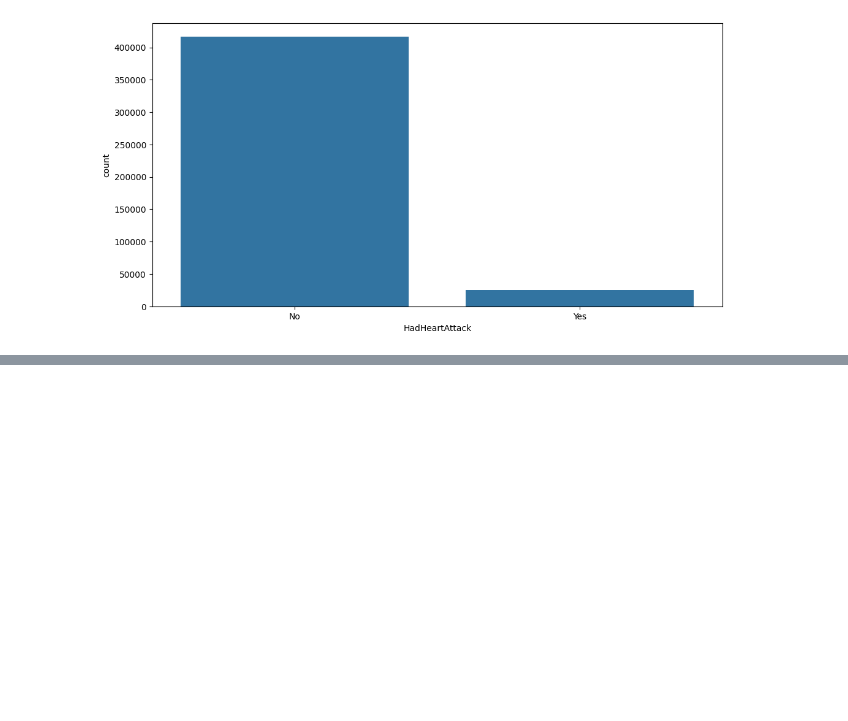
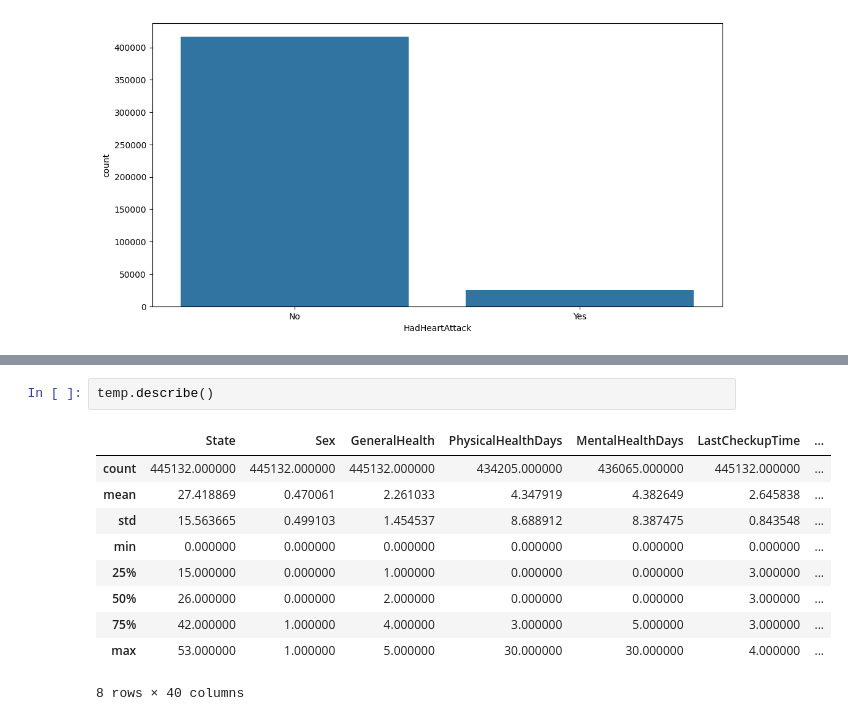
Before and after one commit to JaydenCJH/project_HD, a Jupyter notebook: main.ipynb, the cells around one changed output, grey strips where cells are left out. Cells and saved outputs as stored; diff of their text form; blank space fills up the shorter version.

```diff
--- a/main.ipynb
+++ b/main.ipynb
@@ -145,0 +257,13 @@ sns.countplot(x = 'HadHeartAttack', data = dataset)
+# %%
+temp.describe()
+# %% [output]
+|  | State | Sex | GeneralHealth | PhysicalHealthDays | MentalHealthDays | LastCheckupTime | ... |
+| count | 445132.000000 | 445132.000000 | 445132.000000 | 434205.000000 | 436065.000000 | 445132.000000 | ... |
+| mean | 27.418869 | 0.470061 | 2.261033 | 4.347919 | 4.382649 | 2.645838 | ... |
+| std | 15.563665 | 0.499103 | 1.454537 | 8.688912 | 8.387475 | 0.843548 | ... |
+| min | 0.000000 | 0.000000 | 0.000000 | 0.000000 | 0.000000 | 0.000000 | ... |
+| 25% | 15.000000 | 0.000000 | 1.000000 | 0.000000 | 0.000000 | 3.000000 | ... |
+| 50% | 26.000000 | 0.000000 | 2.000000 | 0.000000 | 0.000000 | 3.000000 | ... |
+| 75% | 42.000000 | 1.000000 | 4.000000 | 3.000000 | 5.000000 | 3.000000 | ... |
+| max | 53.000000 | 1.000000 | 5.000000 | 30.000000 | 30.000000 | 4.000000 | ... |
+8 rows × 40 columns
```
Also changed, not shown: parts of 6 cells of this notebook.
